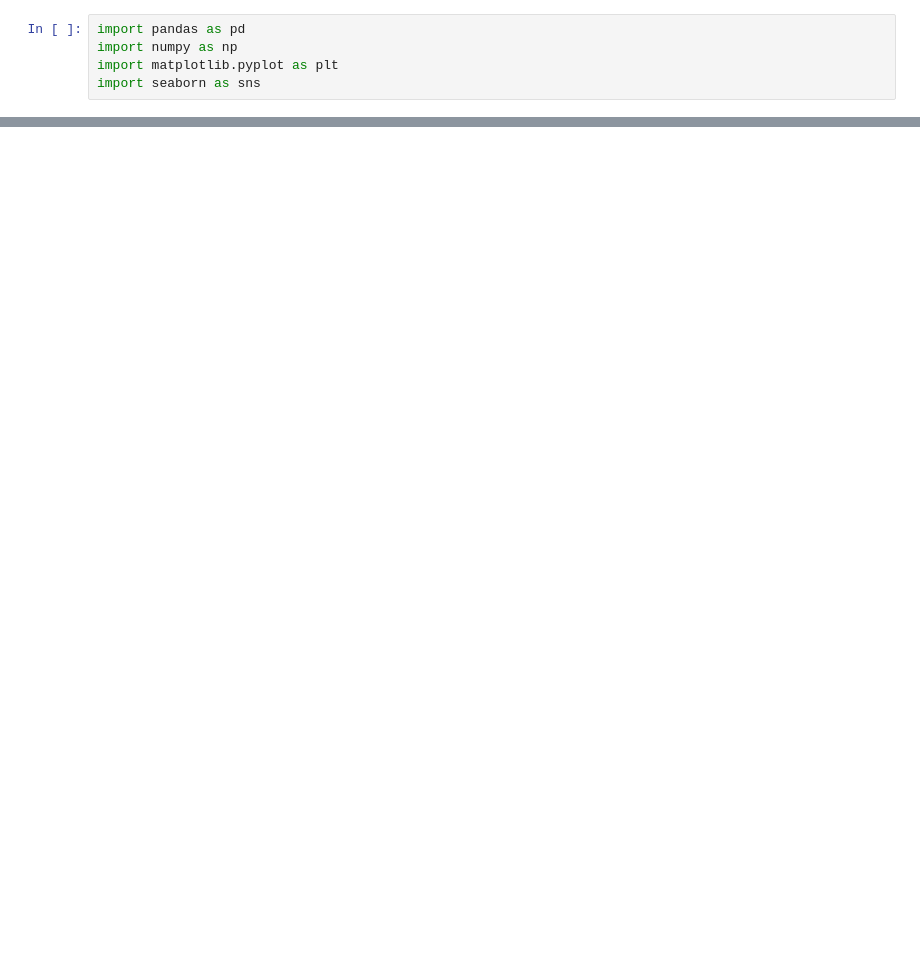
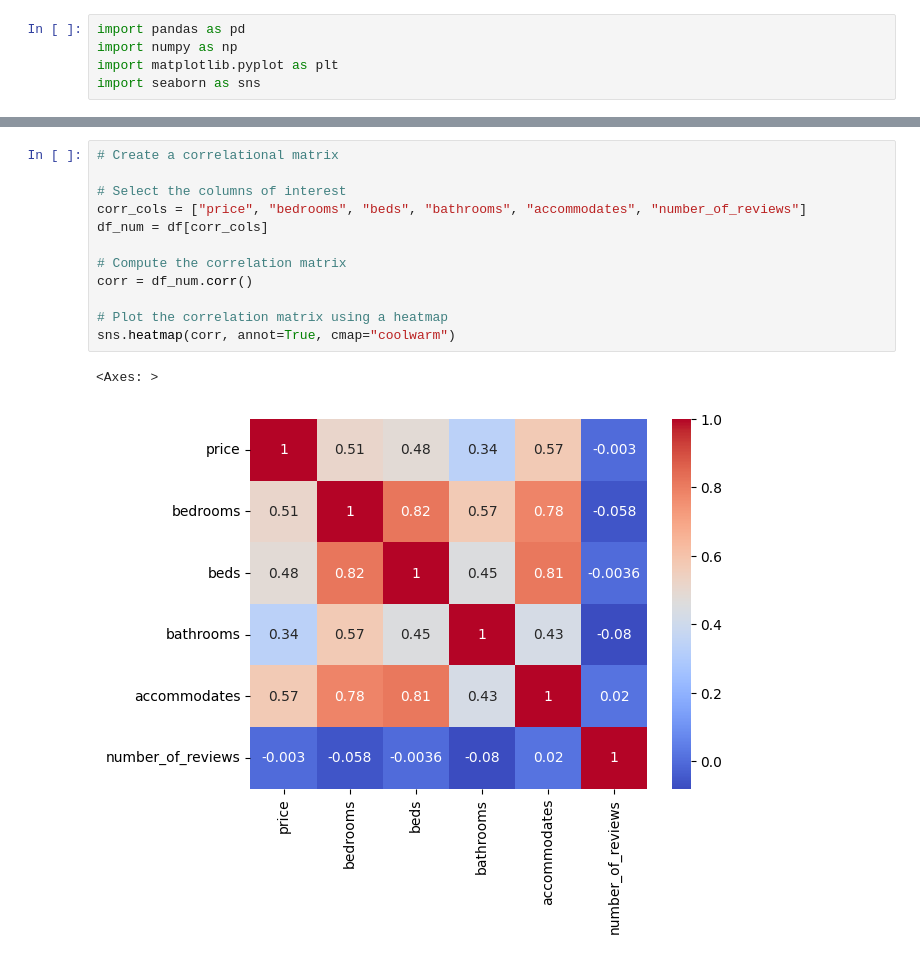
Before and after one commit to Nada-Elhossiny/Rentalytics, a Jupyter notebook: EDA.ipynb, the cells around one changed output, grey strips where cells are left out. Cells and saved outputs as stored; diff of their text form; blank space fills up the shorter version.

```diff
--- a/EDA.ipynb
+++ b/EDA.ipynb
@@ -62,0 +47,15 @@ max           853.000000
+# %%
+# Create a correlational matrix
+
+# Select the columns of interest
+corr_cols = ["price", "bedrooms", "beds", "bathrooms", "accommodates", "number_of_reviews"]
+df_num = df[corr_cols]
+
+# Compute the correlation matrix
+corr = df_num.corr()
+
+# Plot the correlation matrix using a heatmap
+sns.heatmap(corr, annot=True, cmap="coolwarm")
+# %% [output]
+<Axes: >
+[figure, added]
```
Also changed, not shown: parts of 8 cells of this notebook.
